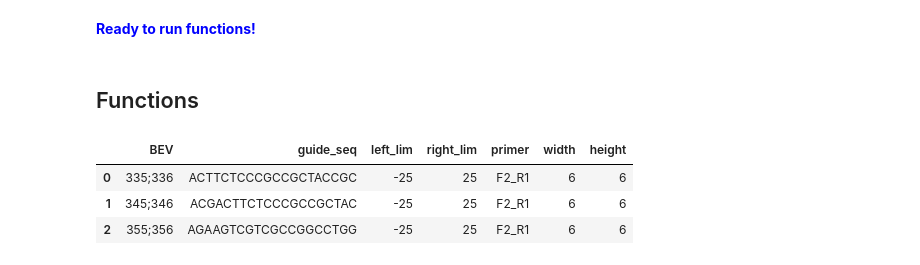
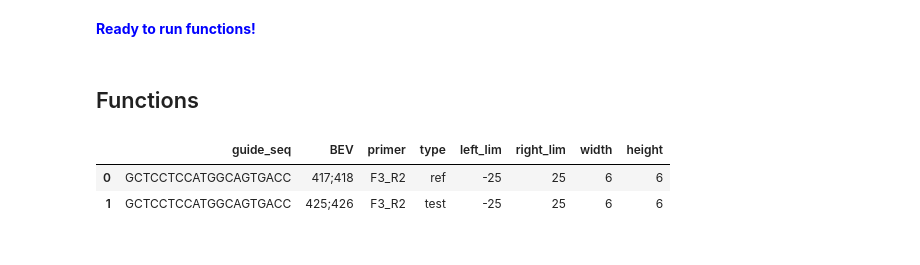
Before and after one commit to broadinstitute/be-validation-pipeline, a Jupyter notebook: notebooks/02_BEV_nucleotide_percentage_plots.ipynb, the cells around one changed output. Drawn from its saved outputs; the diff is of its cells as text; code cells hidden in the pictures.

```diff
--- a/notebooks/02_BEV_nucleotide_percentage_plots.ipynb
+++ b/notebooks/02_BEV_nucleotide_percentage_plots.ipynb
@@ -96,44 +157,54 @@ def clean_input_file(df):
         #get original column index so can replace at correct loc
         index = df.columns.get_loc(col)
         #rename float cols as "float_"col name
         float_col_name = 'float_' + col
         df = df.rename(columns = {col : float_col_name})
         #overwrite as type int
         float_to_int = df[float_col_name].astype(int).copy()
         df.insert(index, col, float_to_int)
         #drop float column
         df = df.drop(float_col_name, axis = 1)
     return df
 
 #make input df with columns BEV, offset, rev_com, left_lim, right_lim, primer, width, height
 input_df = pd.DataFrame()
 
 #check for NaN values i.e. blank rows
 if input_file.isnull().values.any():
     input_file = clean_input_file(input_file)
 
 allele_freq_input_df = input_file
 
-guides = []
+# guides = []
 
-input_df['BEV'] = allele_freq_input_df['BEV_test']
-for i,row1 in allele_freq_input_df.iterrows():
-    guides.append(row1.copy()['sgRNA_sequence'])
+BEV_test_df = allele_freq_input_df[['sgRNA_sequence', 'BEV_test', 'primer']].copy()
+BEV_test_df['type'] = 'test'
+BEV_test_df = BEV_test_df.copy().rename(columns = {'sgRNA_sequence': 'guide_seq', 'BEV_test':'BEV'})
 
-input_df['guide_seq'] = guides
-# input_df['rev_com'] = allele_freq_input_df['rev_com'].copy()
+BEV_ref_df = allele_freq_input_df[['sgRNA_sequence', 'BEV_ref', 'primer']].copy()
+BEV_ref_df['type'] = 'ref'
+BEV_ref_df = BEV_ref_df.copy().rename(columns = {'sgRNA_sequence': 'guide_seq', 'BEV_ref':'BEV'})
+
+input_df = pd.concat([BEV_ref_df, BEV_test_df]).reset_index(drop=True)
+
+# input_df['BEV'] = allele_freq_input_df['BEV_test']
+
+# for i,row1 in allele_freq_input_df.iterrows():
+#     guides.append(row1.copy()['sgRNA_sequence'])
+
+# input_df['guide_seq'] = guides
+# # input_df['rev_com'] = allele_freq_input_df['rev_com'].copy()
 input_df['left_lim'] = -25
 input_df['right_lim'] = 25
-input_df['primer'] = allele_freq_input_df['primer'].copy()
+# input_df['primer'] = allele_freq_input_df['primer'].copy()
 input_df['width'] = 6
 input_df['height'] = 6
 #input_df = input_df.head(n=2)
 input_df
 # %% [output]
-|  | BEV | guide_seq | left_lim | right_lim | primer | width | height |
-| 0 | 335;336 | ACTTCTCCCGCCGCTACCGC | -25 | 25 | F2_R1 | 6 | 6 |
-| 1 | 345;346 | ACGACTTCTCCCGCCGCTAC | -25 | 25 | F2_R1 | 6 | 6 |
-| 2 | 355;356 | AGAAGTCGTCGCCGGCCTGG | -25 | 25 | F2_R1 | 6 | 6 |
+|  | guide_seq | BEV | primer | type | left_lim | right_lim | width | height |
+| 0 | GCTCCTCCATGGCAGTGACC | 417;418 | F3_R2 | ref | -25 | 25 | 6 | 6 |
+| 1 | GCTCCTCCATGGCAGTGACC | 425;426 | F3_R2 | test | -25 | 25 | 6 | 6 |
 # %%
 def get_bev_str(bev):
 # Converts BEV number from int to 3-digit string
```
Also changed, not shown: parts of 6 cells of this notebook, 2 other files.
